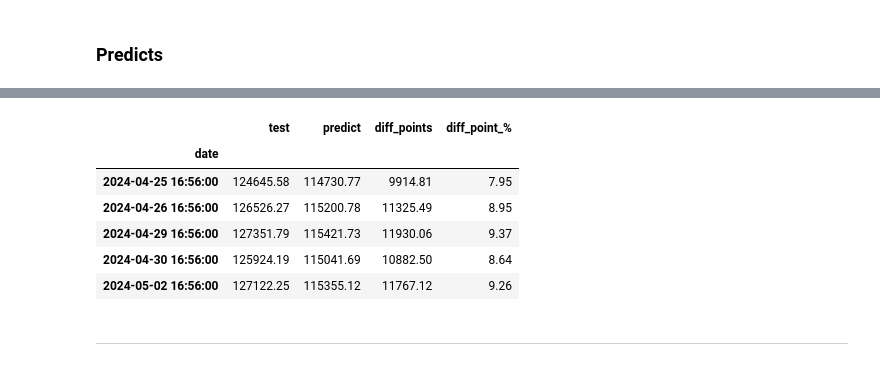
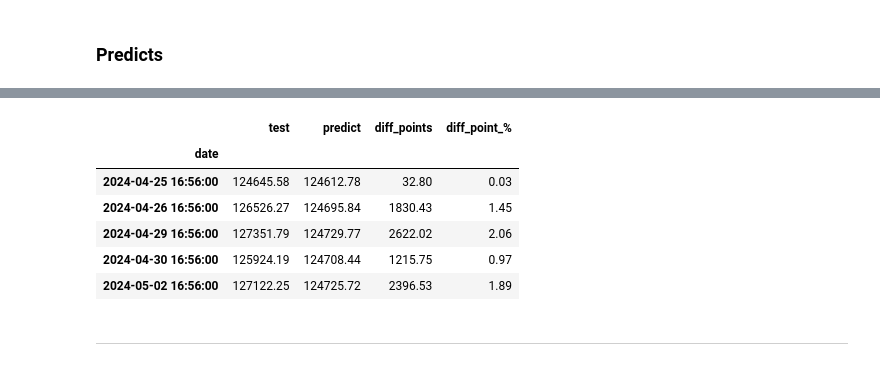
Before and after one commit to brunocampos01/forecast-of-time-series-with-stock-data, a Jupyter notebook: notebooks/02.04-deep_learning-ibovespa.ipynb, the cells around one changed output, grey strips where cells are left out. Drawn from its saved outputs; the diff is of its cells as text; code cells hidden in the pictures.

```diff
--- a/notebooks/02.04-deep_learning-ibovespa.ipynb
+++ b/notebooks/02.04-deep_learning-ibovespa.ipynb
@@ -164,8 +162,8 @@ Wall time: 15.7 ms
 # %% [markdown]
 ## Split Data
 # %%
-size_train = round(1571*0.962)
-size_test = round(1571*0.038)
+size_train = round(1571*0.7)
+size_test = round(1571*0.3)
 df_train = df.iloc[:size_train]
 df_test = df.iloc[size_train:]
 
@@ -316,7 +309,7 @@ Model: "ibov"
 history = model_lstm.fit(X_train,
                          y_train,
                          epochs=1000,
-                         batch_size=10,
+                         batch_size=5,
                          shuffle=False,
                          validation_split=0.30,
                          verbose=0)
@@ -375,16 +375,16 @@ show_result_model(df_test=df_test['close'][:59],
 # %%
-data = {'test': df_test['close'][:59], 'predict': y_pred.flatten()}
+data = {'test': df_test['close'][:470], 'predict': y_pred.flatten() + 5200}
 df = pd.DataFrame(data)
 df['diff_points'] = df['test'] - df['predict']
 df['diff_point_%'] = round((df['diff_points'] / df['test']) * 100, 2)
 df.tail()
 # %% [output]
 |  | test | predict | diff_points | diff_point_% |
 | date |  |  |  |  |
-| 2024-04-25 16:56:00 | 124645.58 | 114730.77 | 9914.81 | 7.95 |
-| 2024-04-26 16:56:00 | 126526.27 | 115200.78 | 11325.49 | 8.95 |
-| 2024-04-29 16:56:00 | 127351.79 | 115421.73 | 11930.06 | 9.37 |
-| 2024-04-30 16:56:00 | 125924.19 | 115041.69 | 10882.50 | 8.64 |
-| 2024-05-02 16:56:00 | 127122.25 | 115355.12 | 11767.12 | 9.26 |
+| 2024-04-25 16:56:00 | 124645.58 | 124612.78 | 32.80 | 0.03 |
+| 2024-04-26 16:56:00 | 126526.27 | 124695.84 | 1830.43 | 1.45 |
+| 2024-04-29 16:56:00 | 127351.79 | 124729.77 | 2622.02 | 2.06 |
+| 2024-04-30 16:56:00 | 125924.19 | 124708.44 | 1215.75 | 0.97 |
+| 2024-05-02 16:56:00 | 127122.25 | 124725.72 | 2396.53 | 1.89 |
 # %% [markdown]
 ---
```
Also changed, not shown: parts of 17 cells of this notebook, 1 other file.
